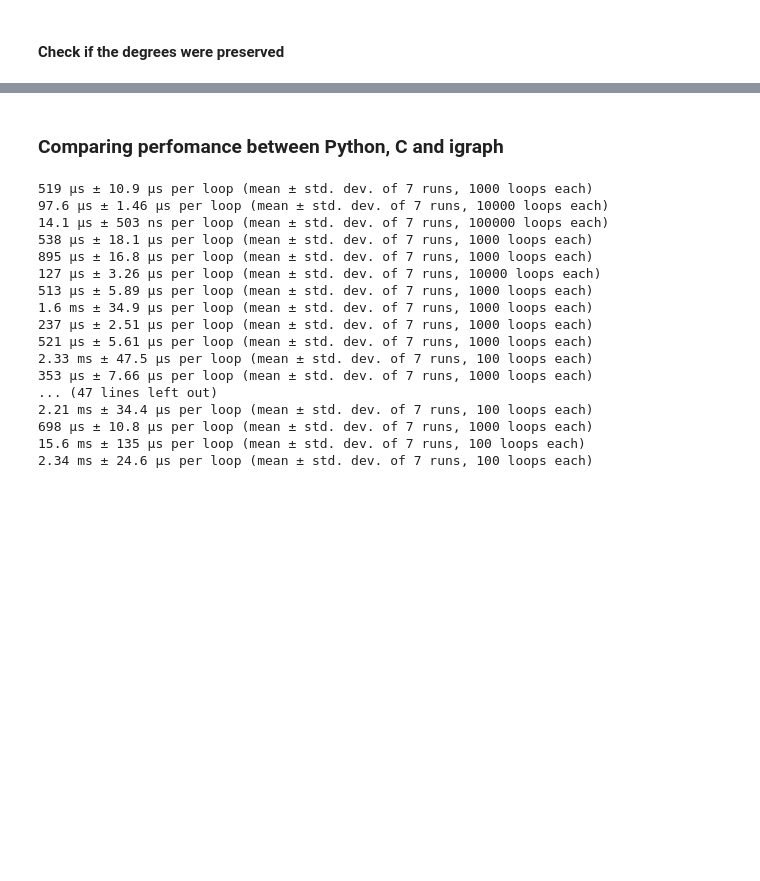
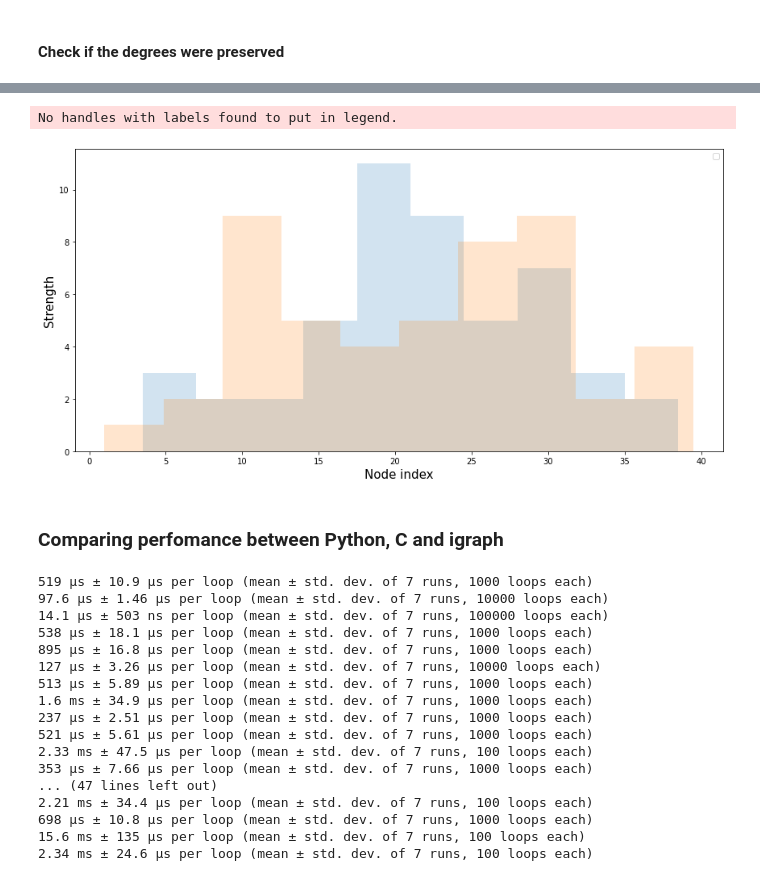
Before and after one commit to ViniciusLima94/RandomizeEdges, a Jupyter notebook: Randomize Adjacency-wei.ipynb, the cells around one changed output, grey strips where cells are left out. Cells and saved outputs as stored; diff of their text form; code cells hidden in the pictures; blank space fills up the shorter version.

```diff
--- a/Randomize Adjacency-wei.ipynb
+++ b/Randomize Adjacency-wei.ipynb
@@ -202,3 +214,14 @@ plt.tight_layout()
+# %%
+plt.figure(figsize=(12,6))
+plt.hist(d_o, alpha=.2)
+plt.hist(d_p, alpha=.2)
+plt.xlabel('Node index', fontsize=15)
+plt.ylabel('Strength', fontsize=15)
+plt.legend()
+plt.tight_layout()
+# %% [output]
+No handles with labels found to put in legend.
+[figure, added]
 # %% [markdown]
 ### Comparing perfomance between Python, C and igraph
 # %%
```
Also changed, not shown: parts of 8 cells of this notebook.
